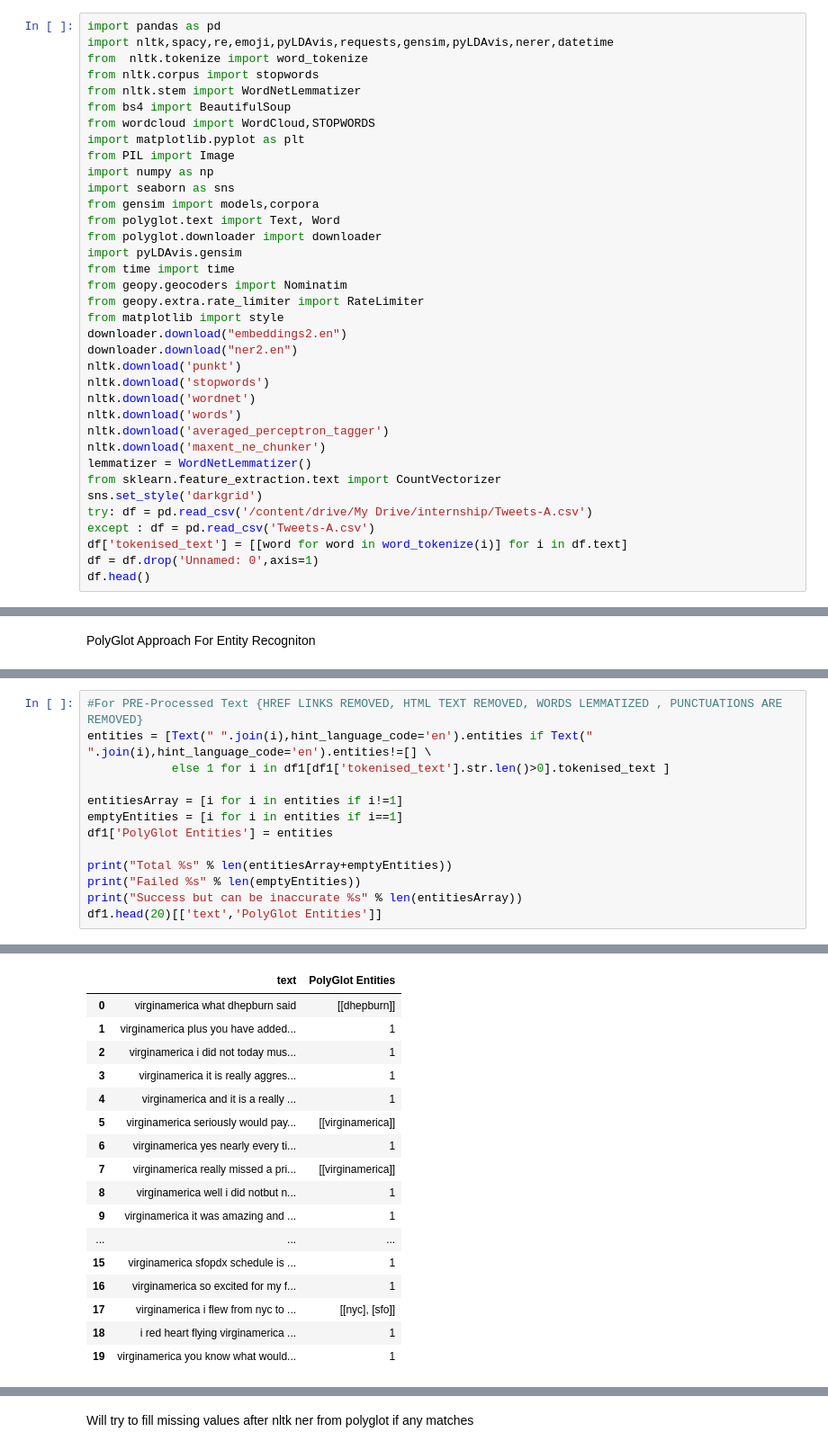
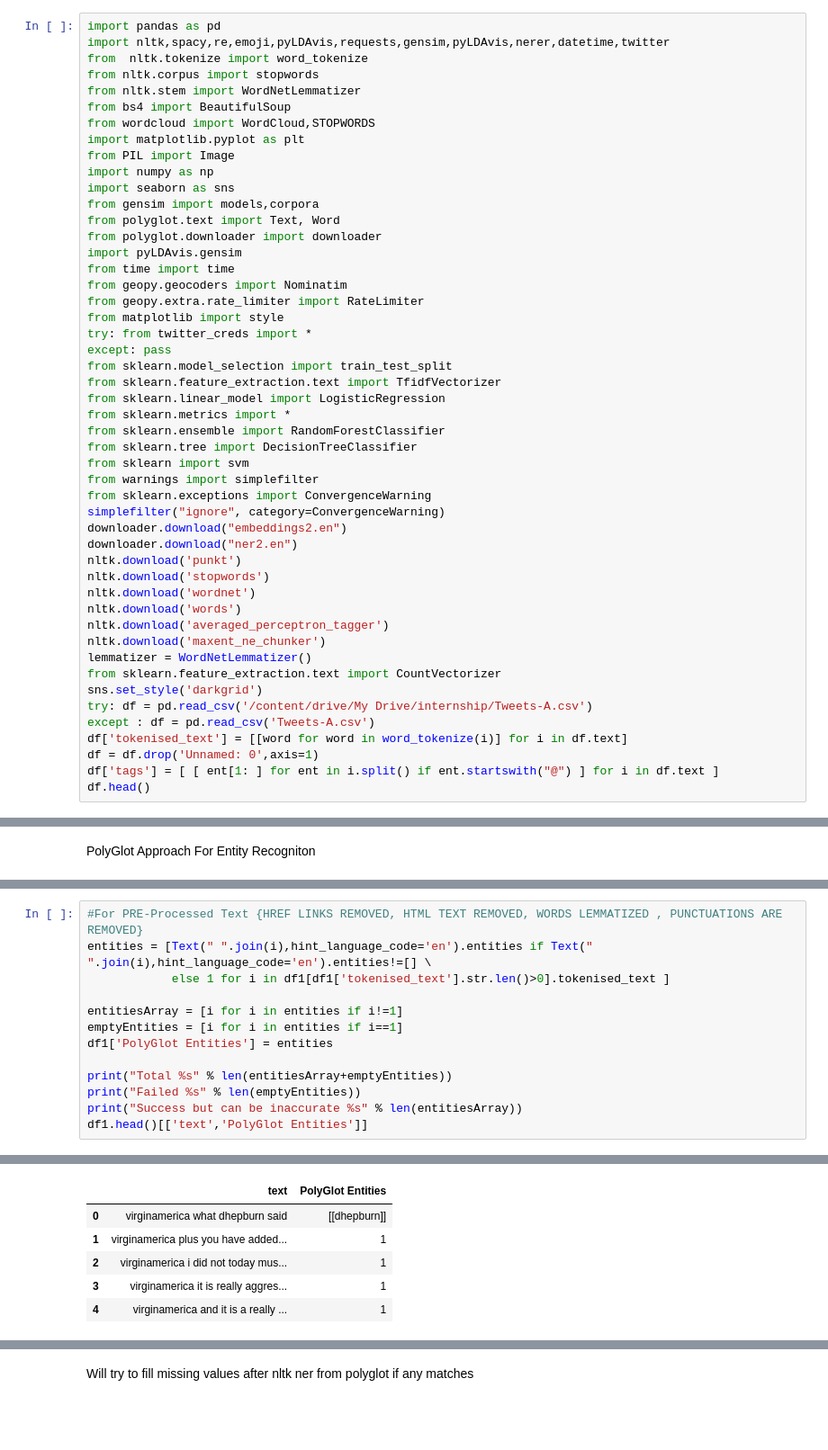
Before and after one commit to Internship-BVoc/G1_TwitterSentimentAnalysis, a Jupyter notebook: twitter_sentiment_analysis.ipynb, the cells around one changed output, grey strips where cells are left out. Shown at 90% size. Drawn from its saved outputs; the diff is of its cells as text; blank space fills up the shorter version.

Commit message:
Update_7_Anshaj_Yash_Model_Creation

```diff
--- a/twitter_sentiment_analysis.ipynb
+++ b/twitter_sentiment_analysis.ipynb
@@ -11,6 +17,6 @@ pip install emoji pyLDAvis pycld2 polyglot pyicu Morfessor ner
 # %%
 import pandas as pd
-import nltk,spacy,re,emoji,pyLDAvis,requests,gensim,pyLDAvis,nerer,datetime
+import nltk,spacy,re,emoji,pyLDAvis,requests,gensim,pyLDAvis,nerer,datetime,twitter
 from  nltk.tokenize import word_tokenize
 from nltk.corpus import stopwords
 from nltk.stem import WordNetLemmatizer
@@ -28,6 +34,18 @@ from time import time
 from geopy.geocoders import Nominatim
 from geopy.extra.rate_limiter import RateLimiter
 from matplotlib import style
+try: from twitter_creds import *
+except: pass
+from sklearn.model_selection import train_test_split
+from sklearn.feature_extraction.text import TfidfVectorizer
+from sklearn.linear_model import LogisticRegression
+from sklearn.metrics import *
+from sklearn.ensemble import RandomForestClassifier
+from sklearn.tree import DecisionTreeClassifier
+from sklearn import svm
+from warnings import simplefilter
+from sklearn.exceptions import ConvergenceWarning
+simplefilter("ignore", category=ConvergenceWarning)
 downloader.download("embeddings2.en")
 downloader.download("ner2.en")
 nltk.download('punkt')
@@ -43,4 +61,5 @@ try: df = pd.read_csv('/content/drive/My Drive/internship/Tweets-A.csv')
 except : df = pd.read_csv('Tweets-A.csv')
 df['tokenised_text'] = [[word for word in word_tokenize(i)] for i in df.text]
 df = df.drop('Unnamed: 0',axis=1)
+df['tags'] = [ [ ent[1: ] for ent in i.split() if ent.startswith("@") ] for i in df.text ]
 df.head()
@@ -342,37 +464,26 @@ Success but can be inaccurate 5678
 # %%
 #For PRE-Processed Text {HREF LINKS REMOVED, HTML TEXT REMOVED, WORDS LEMMATIZED , PUNCTUATIONS ARE REMOVED}
 entities = [Text(" ".join(i),hint_language_code='en').entities if Text(" ".join(i),hint_language_code='en').entities!=[] \
             else 1 for i in df1[df1['tokenised_text'].str.len()>0].tokenised_text ]
 
 entitiesArray = [i for i in entities if i!=1]
 emptyEntities = [i for i in entities if i==1]
 df1['PolyGlot Entities'] = entities
 
 print("Total %s" % len(entitiesArray+emptyEntities))
 print("Failed %s" % len(emptyEntities))
 print("Success but can be inaccurate %s" % len(entitiesArray))
-df1.head(20)[['text','PolyGlot Entities']]
+df1.head()[['text','PolyGlot Entities']]
 # %% [output]
 Total 14640
 Failed 7971
 Success but can be inaccurate 6669
 |  | text | PolyGlot Entities |
 | 0 | virginamerica what dhepburn said | [[dhepburn]] |
 | 1 | virginamerica plus you have added... | 1 |
 | 2 | virginamerica i did not today mus... | 1 |
 | 3 | virginamerica it is really aggres... | 1 |
 | 4 | virginamerica and it is a really ... | 1 |
-| 5 | virginamerica seriously would pay... | [[virginamerica]] |
-| 6 | virginamerica yes nearly every ti... | 1 |
-| 7 | virginamerica really missed a pri... | [[virginamerica]] |
-| 8 | virginamerica well i did notbut n... | 1 |
-| 9 | virginamerica it was amazing and ... | 1 |
-| ... | ... | ... |
-| 15 | virginamerica sfopdx schedule is ... | 1 |
-| 16 | virginamerica so excited for my f... | 1 |
-| 17 | virginamerica i flew from nyc to ... | [[nyc], [sfo]] |
-| 18 | i red heart flying virginamerica ... | 1 |
-| 19 | virginamerica you know what would... | 1 |
 # %%
 #For Processed Text
 entities = [Text(" ".join(i),hint_language_code='en').entities if Text(" ".join(i),hint_language_code='en').entities!=[] \
```
Also changed, not shown: parts of 45 cells of this notebook, 1 other file.
